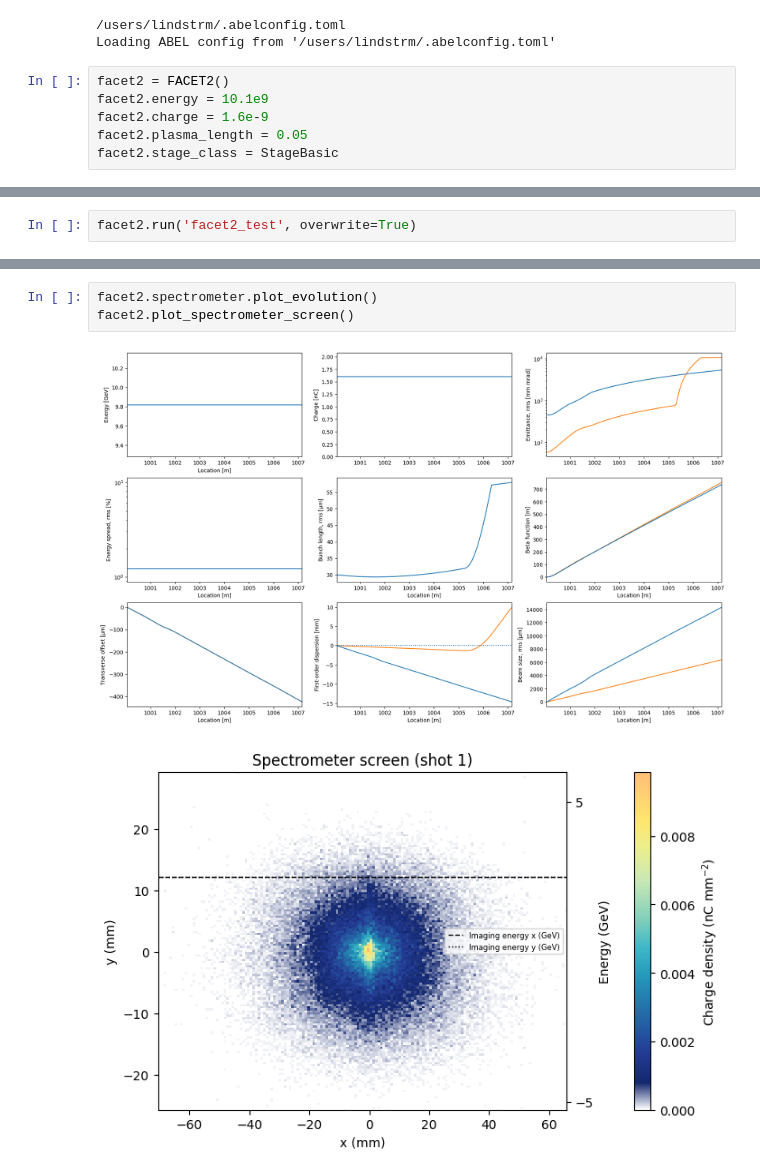
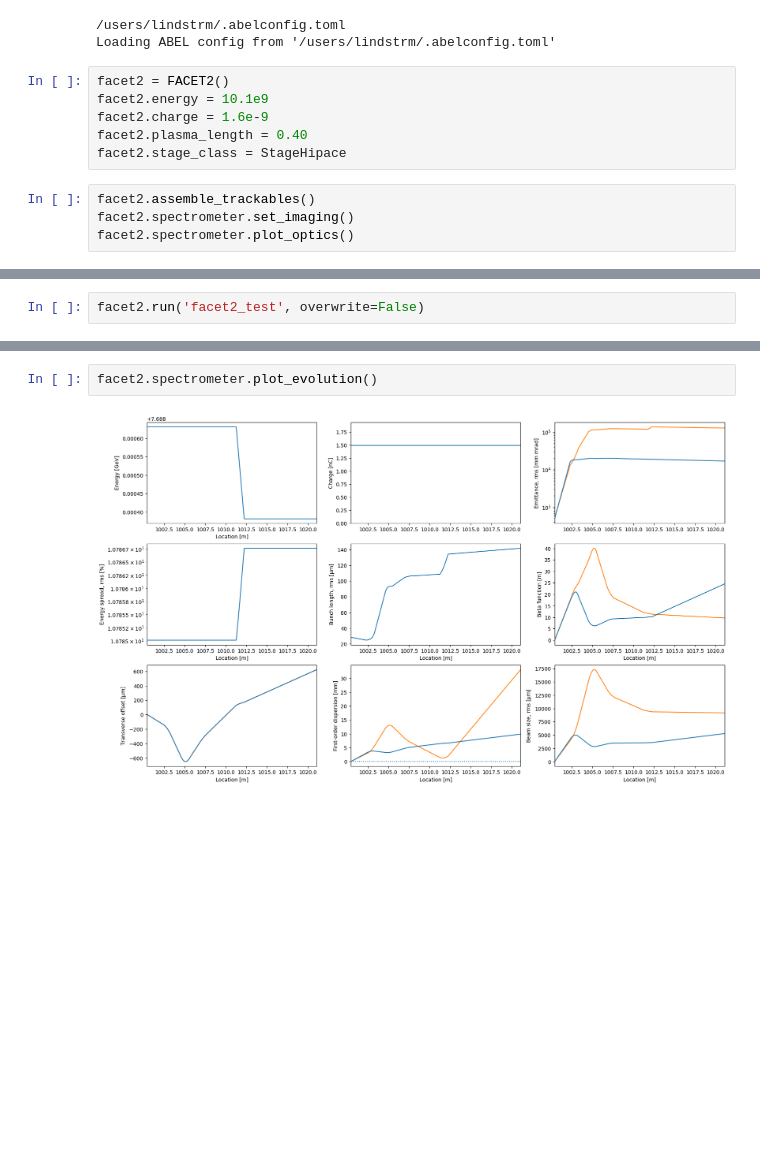
Before and after one commit to abel-framework/ABEL, a Jupyter notebook: examples/facet2_example.ipynb, the cells around one changed output, grey strips where cells are left out. Drawn from its saved outputs; the diff is of its cells as text; blank space fills up the shorter version.

Commit message:
First commit for a new Spectrometer setup for Experiments. Works for the FACET2 preset. More to come.

```diff
--- a/examples/facet2_example.ipynb
+++ b/examples/facet2_example.ipynb
@@ -9,5 +9,9 @@ Loading ABEL config from '/users/lindstrm/.abelconfig.toml'
 facet2 = FACET2()
 facet2.energy = 10.1e9
 facet2.charge = 1.6e-9
-facet2.plasma_length = 0.05
-facet2.stage_class = StageBasic
+facet2.plasma_length = 0.40
+facet2.stage_class = StageHipace
+# %%
+facet2.assemble_trackables()
+facet2.spectrometer.set_imaging()
+facet2.spectrometer.plot_optics()
@@ -14,5 +20,5 @@ facet2.stage_class = StageBasic
 # %%
-facet2.run('facet2_test', overwrite=True)
+facet2.run('facet2_test', overwrite=False)
 # %% [output]
 Tracked #0  SourceBasic             (s =    0.0 m) :   E =   0.0 GeV, Q = -1.60 nC, σz =  30.0 µm, σE =  1.0%, ε =   5.0/5.0 mm-mrad
     ... #1  RFAcceleratorBasic      (s =  900.0 m) :   E =  10.1 GeV, Q = -1.60 nC, σz =  30.0 µm, σE =  0.0%, ε =   5.0/5.0 mm-mrad
@@ -28,6 +34,4 @@ Stage::plot_wake(): No wake calculated.
 # %%
 facet2.spectrometer.plot_evolution()
-facet2.plot_spectrometer_screen()
 # %% [output]
-[figure, old version]
+[figure, new version]
-[figure, removed]
```
Also changed, not shown: parts of 6 cells of this notebook, 12 other files.
